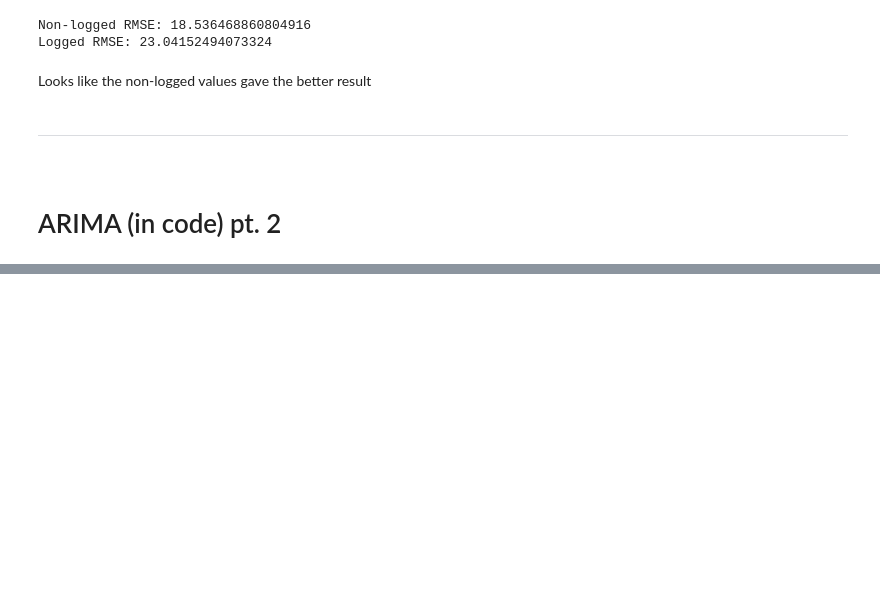
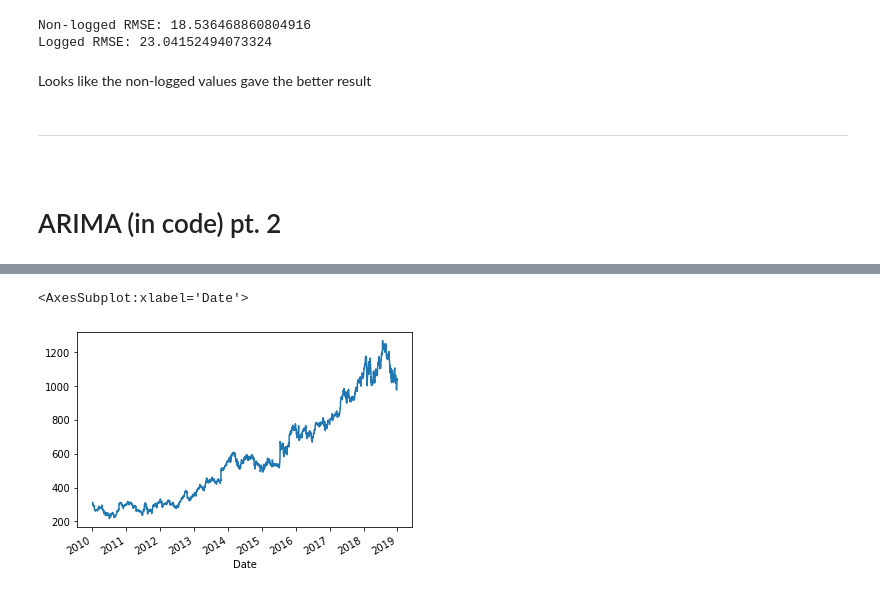
Before and after one commit to StevenSigil/Financial-Engineering-and-AI-with-Python-Project, a Jupyter notebook: my_files/11-Auto_ARIMA_and_ModelSelection.ipynb, the cells around one changed output, grey strips where cells are left out. Saved outputs shown, nothing was run; the diff lists cells and outputs as text; code cells hidden in the pictures; blank space fills up the shorter version.

```diff
--- a/my_files/11-Auto_ARIMA_and_ModelSelection.ipynb
+++ b/my_files/11-Auto_ARIMA_and_ModelSelection.ipynb
@@ -252,0 +237,3 @@ Looks like the non-logged values gave the better result
+# %%
+df = pd.read_csv("../sp500sub.csv", index_col='Date', parse_dates=True)
+df.head()
@@ -252,0 +248,8 @@ Looks like the non-logged values gave the better result
+# %%
+# Working with non-log prices for this exercise
+
+goog = df[df['Name'] == 'GOOG']['Close']
+goog.plot()
+# %% [output]
+<AxesSubplot:xlabel='Date'>
+[figure, added]
```
Also changed, not shown: parts of 31 cells of this notebook, 1 other file.
